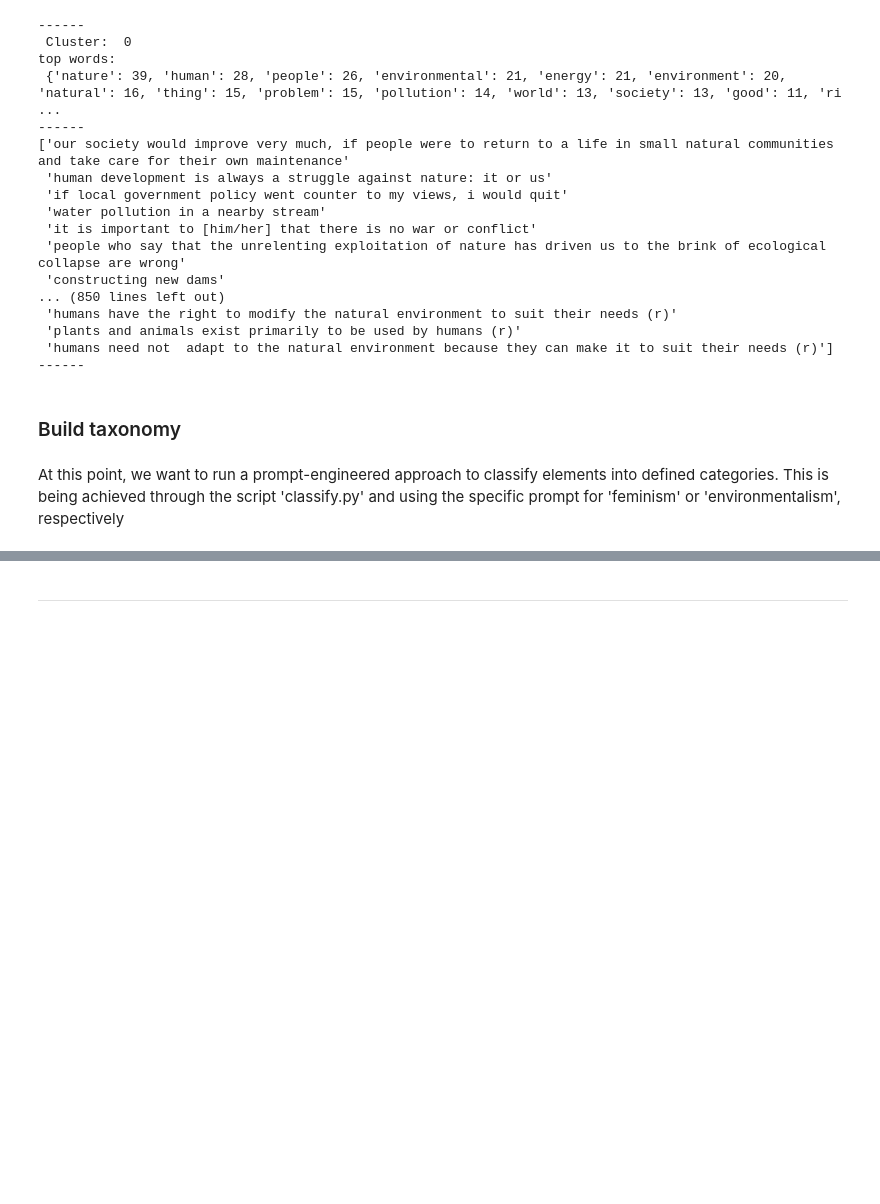
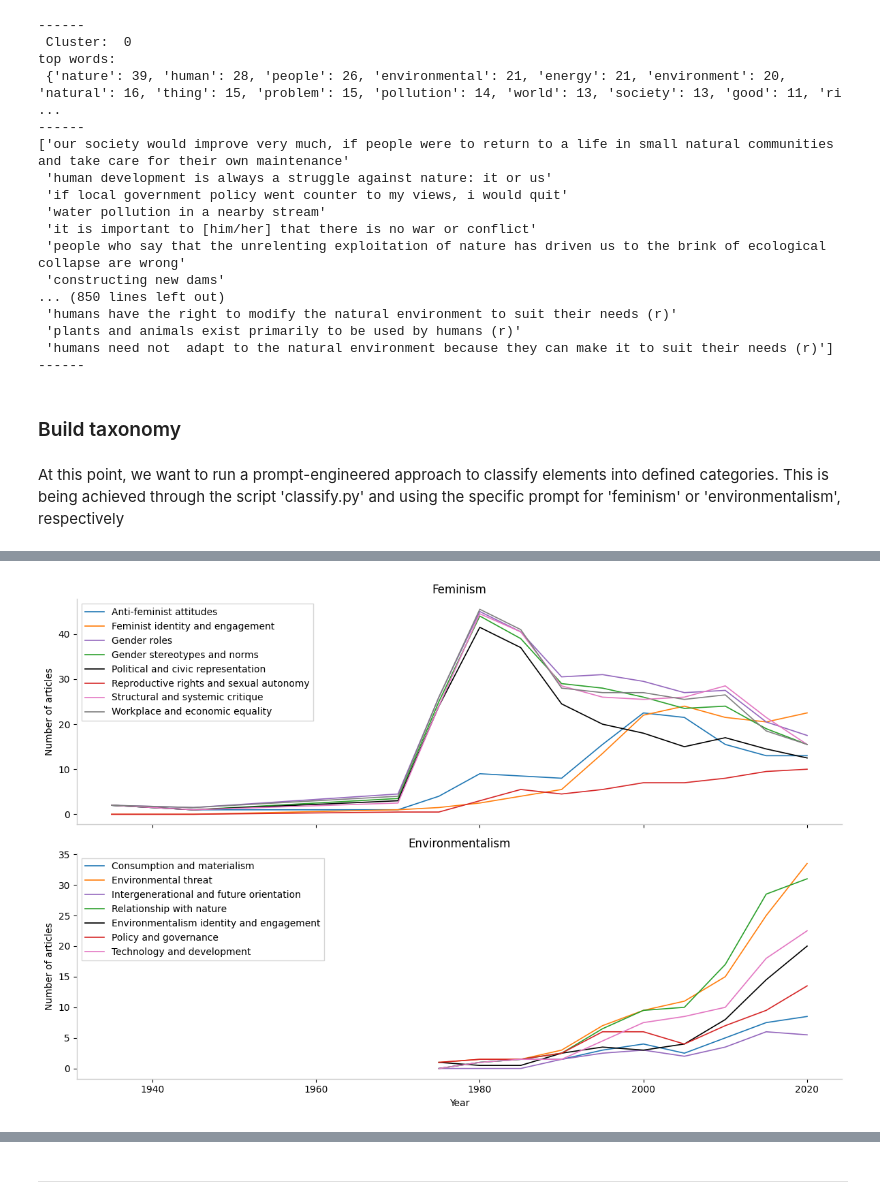
Before and after one commit to poltools/systematic_review_left_items, a Jupyter notebook: analysis.ipynb, the cells around one changed output, grey strips where cells are left out. Drawn from its saved outputs; the diff is of its cells as text; code cells hidden in the pictures; blank space fills up the shorter version.

Commit message:
improved structure and documentation

```diff
--- a/analysis.ipynb
+++ b/analysis.ipynb
@@ -761,0 +747,19 @@ feminism_main_categories = [
+# %%
+# Build a dict of representative item -> main category
+item_to_main_category = dict(
+    zip(df_combined_fem['Item content'], df_combined_fem['Main Category'])
+)
+
+# Flatten: every (string) variant gets the same main category as its representative
+maincat_map = {}
+for rep_item, main_cat in item_to_main_category.items():
+    variants = map_content.get(rep_item, [])
+    for v in [rep_item, *variants]:
+        if isinstance(v, str):                  # skip lists/tuples etc.
+            maincat_map.setdefault(v, main_cat) # keep first assignment if duplicates collide
+
+# Assign to the environmental slice
+extended_items_df__fem = items_df_.query('Category == "feminism"')
+extended_items_df__fem['Main Category'] = (
+    extended_items_df__fem['Item content'].map(maincat_map)
+)
@@ -761,0 +788,70 @@ feminism_main_categories = [
+# %%
+from modules.tracking_subclasses import plot_two_prevalence_panels
+
+
+config_fem = {
+    "year_col": "Year",
+    "cat_col": "Main Category",
+    "doc_id_col": "Document title",
+    "rename_dict": {
+        'Anti-Feminist / Backlash Attitudes': 'Anti-feminist attitudes',
+        'Feminist Identity & Movement Engagement': 'Feminist identity and engagement',
+        'Gender Roles & Domesticity': 'Gender roles',
+        'Gender Stereotypes & Cultural Norms': 'Gender stereotypes and norms',
+        'Political & Civic Representation': 'Political and civic representation',
+        'Reproductive Rights & Sexual Autonomy': 'Reproductive rights and sexual autonomy',
+        'Structural & Systemic Critique': 'Structural and systemic critique',
+        'Workplace & Economic Equality': 'Workplace and economic equality',
+    },
+    "category_order": [
+        "Anti-feminist attitudes",
+        "Feminist identity and engagement",
+        "Gender roles",
+        "Gender stereotypes and norms",
+        "Political and civic representation",
+        "Reproductive rights and sexual autonomy",
+        "Structural and systemic critique",
+        "Workplace and economic equality"
+    ]
+}
+
+config_env = {
+    "year_col": "Year",
+    "cat_col": "Main Category",
+    "doc_id_col": "Document title",
+    "rename_dict": {
+        "Nature & Human Relationship": "Relationship with nature",
+        "Technology & Development": "Technology and development",
+        "Policy & Governance": "Policy and governance",
+        "Personal Identity & Responsibility": "Environmentalism identity and engagement",
+        "Environmental Threat Perception": "Environmental threat",
+        "Consumption & Materialism": "Consumption and materialism",
+        "Intergenerational & Future Orientation": "Intergenerational and future orientation"
+    },
+    "category_order": [
+        "Consumption and materialism",
+        "Environmental threat",
+        "Intergenerational and future orientation",
+        "Relationship with nature",
+        "Environmentalism identity and engagement",
+        "Policy and governance",
+        "Technology and development"
+    ]
+}
+
+plot_two_prevalence_panels(
+    df1=extended_items_df__fem,
+    df2=extended_items_df__env,
+    config1=config_fem,
+    config2=config_env,
+    window_size=5,
+    normalize=False,
+    cumulative=False,
+    smooth=True,
+    style="default",
+    titles=("Feminism", "Environmentalism"),
+    figsize=(12, 8),
+    save_path="themes_per_category__raw.png"
+)
+# %% [output]
+[figure, added]
```
Also changed, not shown: parts of 38 cells of this notebook, 15 other files.
